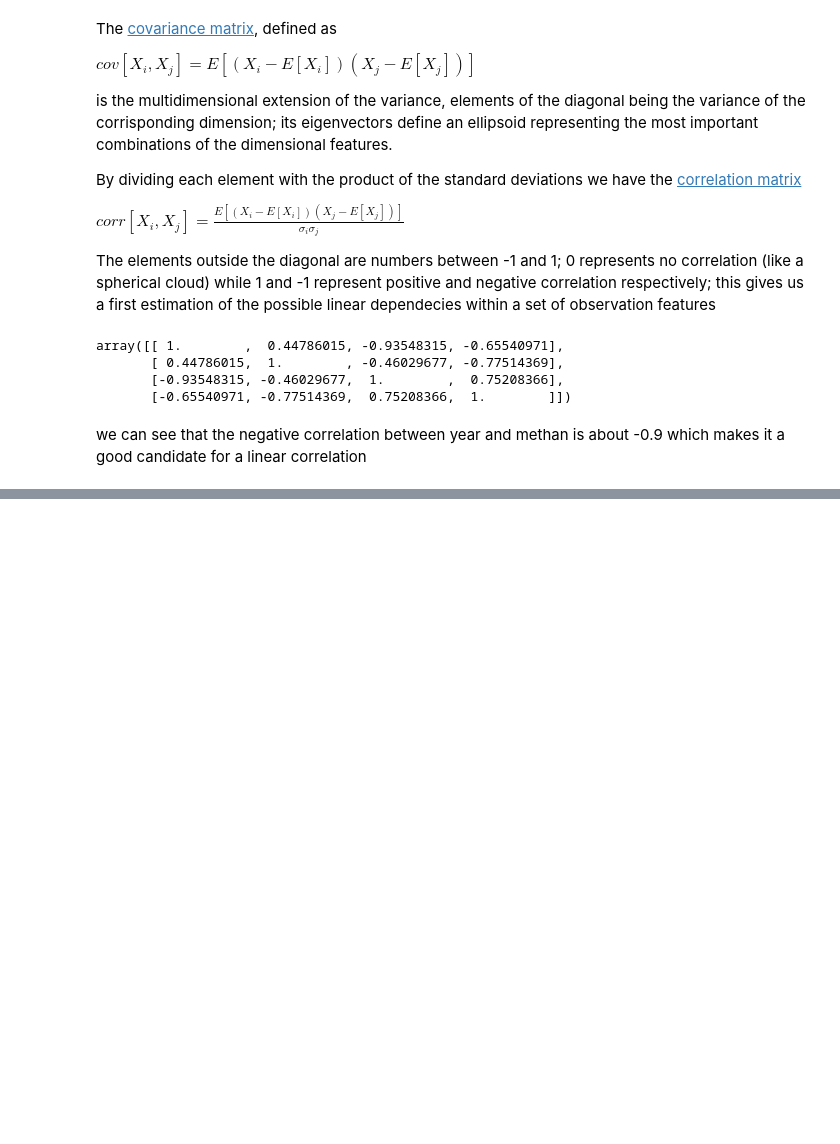
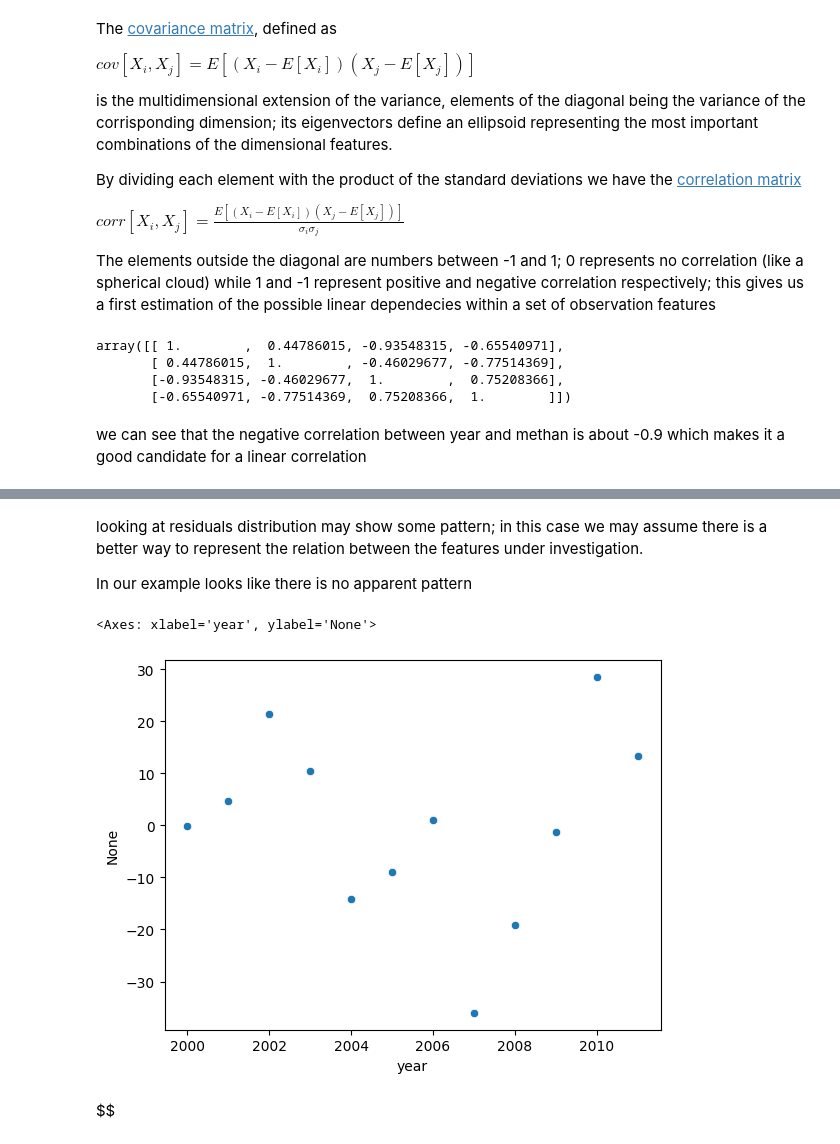
Before and after one commit to noiseOnTheNet/python-post023_jupyter_analitics, a Jupyter notebook: doc/Part_5.ipynb, the cells around one changed output, grey strips where cells are left out. Saved outputs shown, nothing was run; the diff lists cells and outputs as text; code cells hidden in the pictures; blank space fills up the shorter version.

```diff
--- a/doc/Part_5.ipynb
+++ b/doc/Part_5.ipynb
@@ -104,0 +147,15 @@ we can see that the negative correlation between year and methan is about -0.9 w
+# %%
+residuals = cons2.methan - predict_methan(cons2.year)
+# %% [markdown]
+looking at residuals distribution may show some pattern; in this case we may assume there is a better way to represent the relation between the features under investigation.
+
+In our example looks like there is no apparent pattern
+# %%
+sns.scatterplot(x=cons2.year, y=residuals)
+# %% [output]
+<Axes: xlabel='year', ylabel='None'>
+[figure, added]
+# %% [markdown]
+
+
+$$
```
Also changed, not shown: parts of 10 cells of this notebook.
